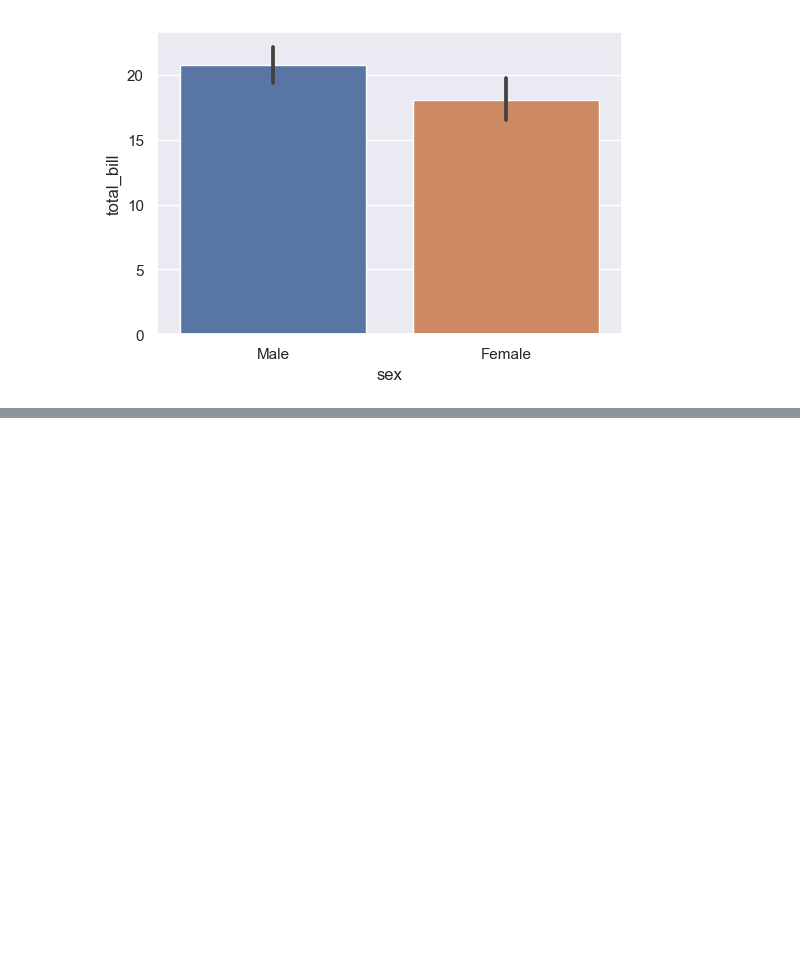
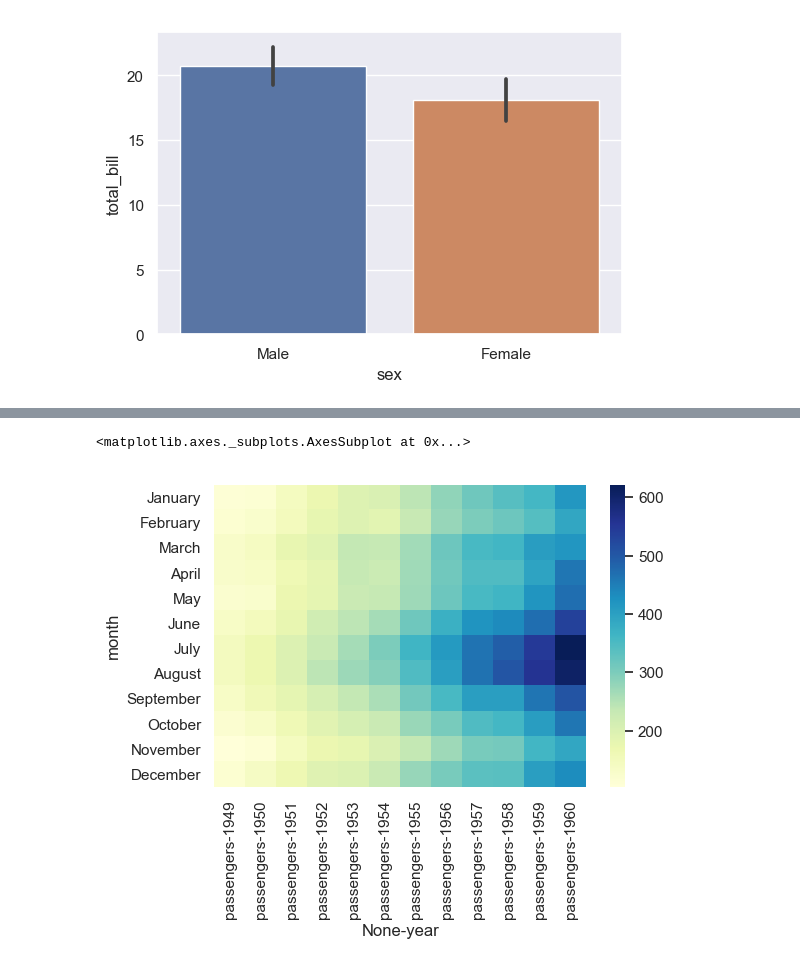
Before and after one commit to codefupanda/rendezvous_with_ml, a Jupyter notebook: week_01_the_basics/day04_viz.ipynb, the cells around one changed output, grey strips where cells are left out. Saved outputs shown, nothing was run; the diff lists cells and outputs as text; code cells hidden in the pictures; blank space fills up the shorter version.

```diff
--- a/week_01_the_basics/day04_viz.ipynb
+++ b/week_01_the_basics/day04_viz.ipynb
@@ -120,0 +135,2 @@ sns.barplot(x='sex', y='total_bill', data=tips)
+# %%
+flights = sns.load_dataset('flights')
@@ -120,0 +146,2 @@ sns.barplot(x='sex', y='total_bill', data=tips)
+# %%
+flts = flights.pivot_table(index='month', columns='year')
@@ -120,0 +159,5 @@ sns.barplot(x='sex', y='total_bill', data=tips)
+# %%
+sns.heatmap(flts, cmap='YlGnBu')
+# %% [output]
+<matplotlib.axes._subplots.AxesSubplot at 0x...>
+[figure, added]
```
Also changed, not shown: parts of 12 cells of this notebook.
